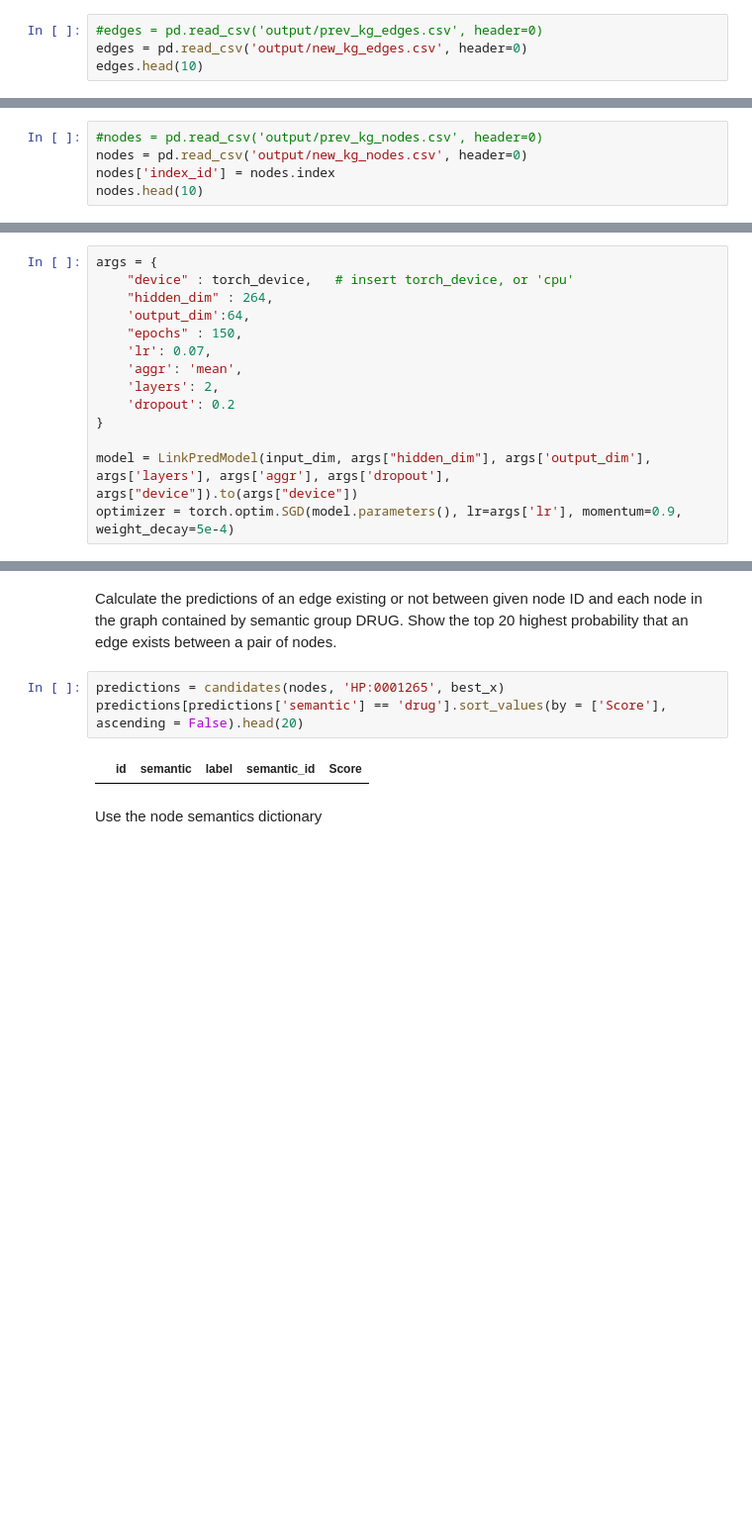
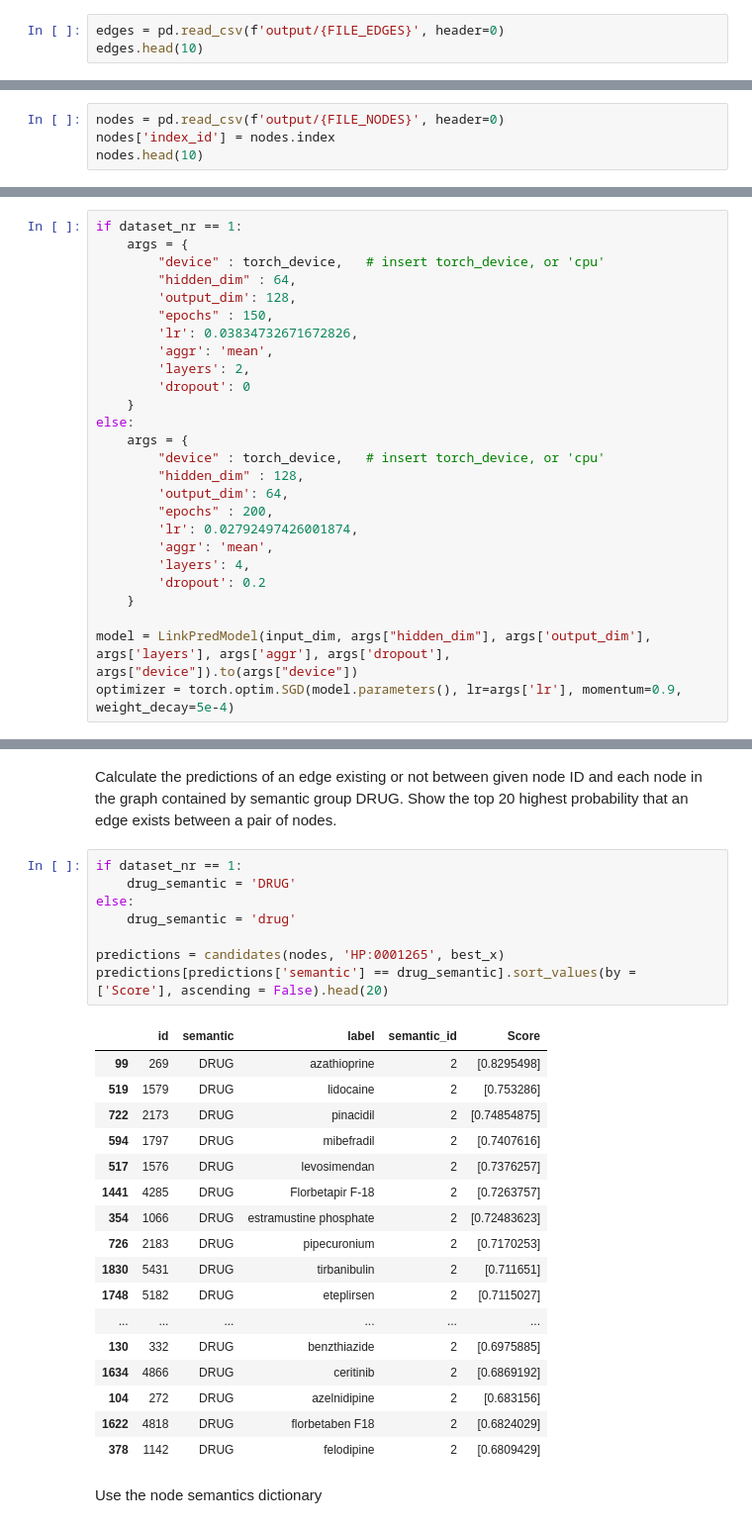
Before and after one commit to rosazwart/XAIFO-ThesisProject, a Jupyter notebook: predictor.ipynb, the cells around one changed output, grey strips where cells are left out. Shown at 99% size. Cells and saved outputs as stored; diff of their text form; blank space fills up the shorter version.

```diff
--- a/predictor.ipynb
+++ b/predictor.ipynb
@@ -44,8 +55,7 @@ Using device: cpu
 # %% [markdown]
 Load all edges of the knowledge graph.
 # %%
-#edges = pd.read_csv('output/prev_kg_edges.csv', header=0)
-edges = pd.read_csv('output/new_kg_edges.csv', header=0)
+edges = pd.read_csv(f'output/{FILE_EDGES}', header=0)
 edges.head(10)
 # %% [output]
 |  | id | subject | object | relation_id | relation_label | relation_iri |
@@ -84,8 +94,7 @@ There are 85992 edges
 # %% [markdown]
 Load all nodes of the knowledge graph.
 # %%
-#nodes = pd.read_csv('output/prev_kg_nodes.csv', header=0)
-nodes = pd.read_csv('output/new_kg_nodes.csv', header=0)
+nodes = pd.read_csv(f'output/{FILE_NODES}', header=0)
 nodes['index_id'] = nodes.index
 nodes.head(10)
 # %% [output]
@@ -682,16 +712,28 @@ def test(model, dataloader, args):
 # %% [markdown]
 Train GNN with predefined arguments
 # %%
-args = {
-    "device" : torch_device,   # insert torch_device, or 'cpu'
-    "hidden_dim" : 264,
-    'output_dim':64,
-    "epochs" : 150,
-    'lr': 0.07,
-    'aggr': 'mean',
-    'layers': 2,
-    'dropout': 0.2
-}
+if dataset_nr == 1:
+    args = {
+        "device" : torch_device,   # insert torch_device, or 'cpu'
+        "hidden_dim" : 64,
+        'output_dim': 128,
+        "epochs" : 150,
+        'lr': 0.03834732671672826,
+        'aggr': 'mean',
+        'layers': 2,
+        'dropout': 0
+    }
+else:
+    args = {
+        "device" : torch_device,   # insert torch_device, or 'cpu'
+        "hidden_dim" : 128,
+        'output_dim': 64,
+        "epochs" : 200,
+        'lr': 0.02792497426001874,
+        'aggr': 'mean',
+        'layers': 4,
+        'dropout': 0.2
+    }
 
 model = LinkPredModel(input_dim, args["hidden_dim"], args['output_dim'], args['layers'], args['aggr'], args['dropout'], args["device"]).to(args["device"])
 optimizer = torch.optim.SGD(model.parameters(), lr=args['lr'], momentum=0.9, weight_decay=5e-4)
@@ -1027,10 +963,31 @@ def candidates(nodes, id, x):
 # %% [markdown]
 Calculate the predictions of an edge existing or not between given node ID and each node in the graph contained by semantic group DRUG. Show the top 20 highest probability that an edge exists between a pair of nodes.
 # %%
+if dataset_nr == 1:
+    drug_semantic = 'DRUG'
+else:
+    drug_semantic = 'drug'
+
 predictions = candidates(nodes, 'HP:0001265', best_x)
-predictions[predictions['semantic'] == 'drug'].sort_values(by = ['Score'], ascending = False).head(20)
+predictions[predictions['semantic'] == drug_semantic].sort_values(by = ['Score'], ascending = False).head(20)
 # %% [output]
 |  | id | semantic | label | semantic_id | Score |
+| 99 | 269 | DRUG | azathioprine | 2 | [0.8295498] |
+| 519 | 1579 | DRUG | lidocaine | 2 | [0.753286] |
+| 722 | 2173 | DRUG | pinacidil | 2 | [0.74854875] |
+| 594 | 1797 | DRUG | mibefradil | 2 | [0.7407616] |
+| 517 | 1576 | DRUG | levosimendan | 2 | [0.7376257] |
+| 1441 | 4285 | DRUG | Florbetapir F-18 | 2 | [0.7263757] |
+| 354 | 1066 | DRUG | estramustine phosphate | 2 | [0.72483623] |
+| 726 | 2183 | DRUG | pipecuronium | 2 | [0.7170253] |
+| 1830 | 5431 | DRUG | tirbanibulin | 2 | [0.711651] |
+| 1748 | 5182 | DRUG | eteplirsen | 2 | [0.7115027] |
+| ... | ... | ... | ... | ... | ... |
+| 130 | 332 | DRUG | benzthiazide | 2 | [0.6975885] |
+| 1634 | 4866 | DRUG | ceritinib | 2 | [0.6869192] |
+| 104 | 272 | DRUG | azelnidipine | 2 | [0.683156] |
+| 1622 | 4818 | DRUG | florbetaben F18 | 2 | [0.6824029] |
+| 378 | 1142 | DRUG | felodipine | 2 | [0.6809429] |
 # %% [markdown]
 Use the node semantics dictionary
 # %%
```
Also changed, not shown: parts of 53 cells of this notebook, 14 other files.
